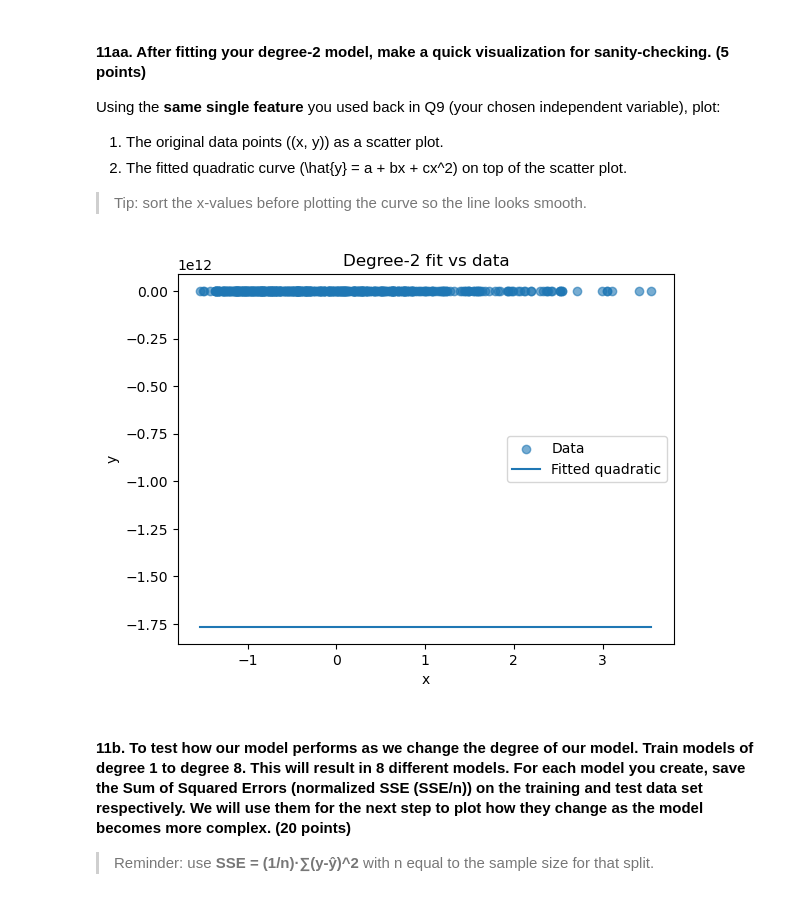
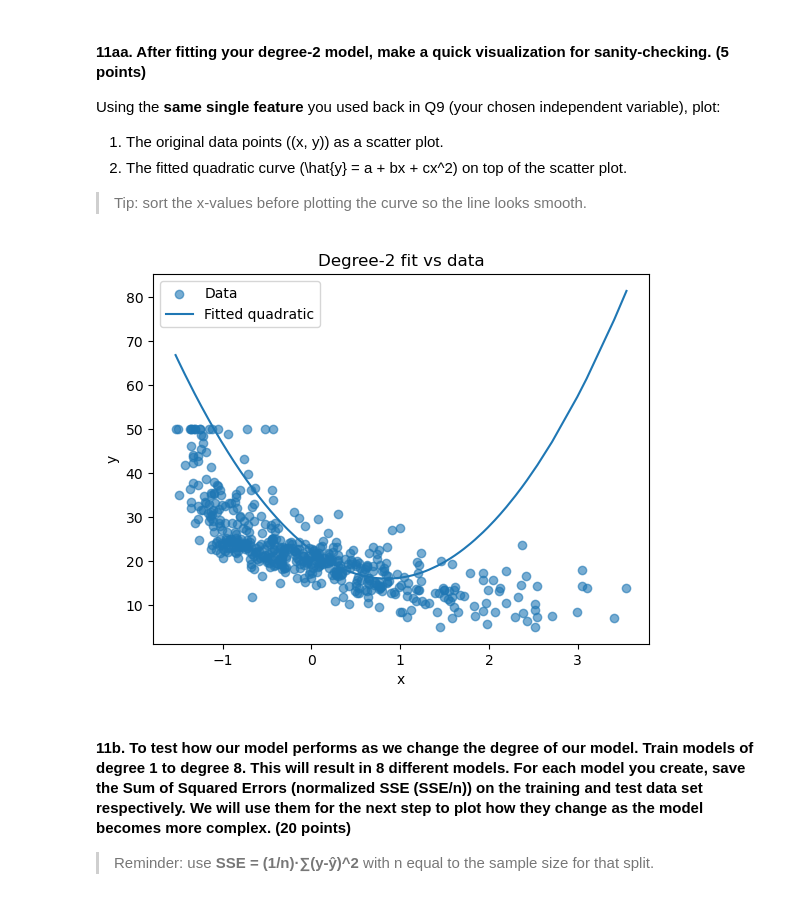
Before and after one commit to fortunecookie040/Math3025_Projects, a Jupyter notebook: 02_Student_Template_v2.ipynb, the cells around one changed output. Saved outputs shown, nothing was run; the diff lists cells and outputs as text; code cells hidden in the pictures.

```diff
--- a/02_Student_Template_v2.ipynb
+++ b/02_Student_Template_v2.ipynb
@@ -478,7 +478,7 @@ def prepare_matrix_2deg(x):
     X = np.column_stack((np.ones(n), x, x**2))
     return X
 
-x = df.iloc[:, :-1]
+x = df.iloc[:, 11:12]
 
 x = x.to_numpy()
 
@@ -486,7 +486,7 @@ X2d = prepare_matrix_2deg(x)
 
 X2d[:,1:] = standardize(X2d[:,1:])
 
-X_train, X_test, y_train, y_test = train_test_split(X2d, Y, test_size=0.2, random_state=46)
+X_train, X_test, y_train, y_test = train_test_split(X2d, Y, test_size=0.2, random_state=45)
 
 betas_2d_train = np.linalg.inv(X_train.T @ X_train) @ X_train.T @ y_train
 
@@ -516,35 +516,35 @@ Using the **same single feature** you used back in Q9 (your chosen independent v
 # %%
 # 11aa: Plot datapoints and fitted quadratic yhat = a + b x + c x^2 (for your chosen feature from Q9)
 # TODO: Fill in `x_feature`, `y_true`, and the coefficients a, b, c from your degree-2 fit.
 
 import numpy as np
 import matplotlib.pyplot as plt
 
 x = df.iloc[:, 11:12]
 
 x = x.to_numpy()
 
 X2daa = prepare_matrix_2deg(x)
 
 X2daa[:,1:] = standardize(X2daa[:,1:])
 
 x_feature = X2daa[:,1]   # shape (n,) # This code is different than before but plots the same feature.
 y_true = Y # shape (n,)
-a, b, c = betas_2d_train[0], betas_2d_train[23], betas_2d_train[24]     # scalars (from your fitted quadratic on this feature)
+a, b, c = betas_2d_train[0], betas_2d_train[1], betas_2d_train[2]# scalars (from your fitted quadratic on this feature)
 # Make a smooth curve
 x_sorted = np.sort(x_feature)
 y_curve = a + b * x_sorted + c * (x_sorted ** 2)
 
 plt.figure()
 plt.scatter(x_feature, y_true, alpha=0.6, label="Data")
 plt.plot(x_sorted, y_curve, label="Fitted quadratic")
 plt.xlabel("x")
 plt.ylabel("y")
 plt.title("Degree-2 fit vs data")
 plt.legend()
 plt.show()
 # %% [output]
-[figure, old version]
+[figure, new version]
 # %% [markdown]
 #### 11b. To test how our model performs as we change the degree of our model. Train models of degree 1 to degree 8. This will result in 8 different models.  For each model you create, save the Sum of Squared Errors (normalized SSE (SSE/n)) on the training and test data set respectively. We will use them for the next step to plot how they change as the model becomes more complex. **(20 points)**
 
```
Also changed, not shown: parts of 8 cells of this notebook.
